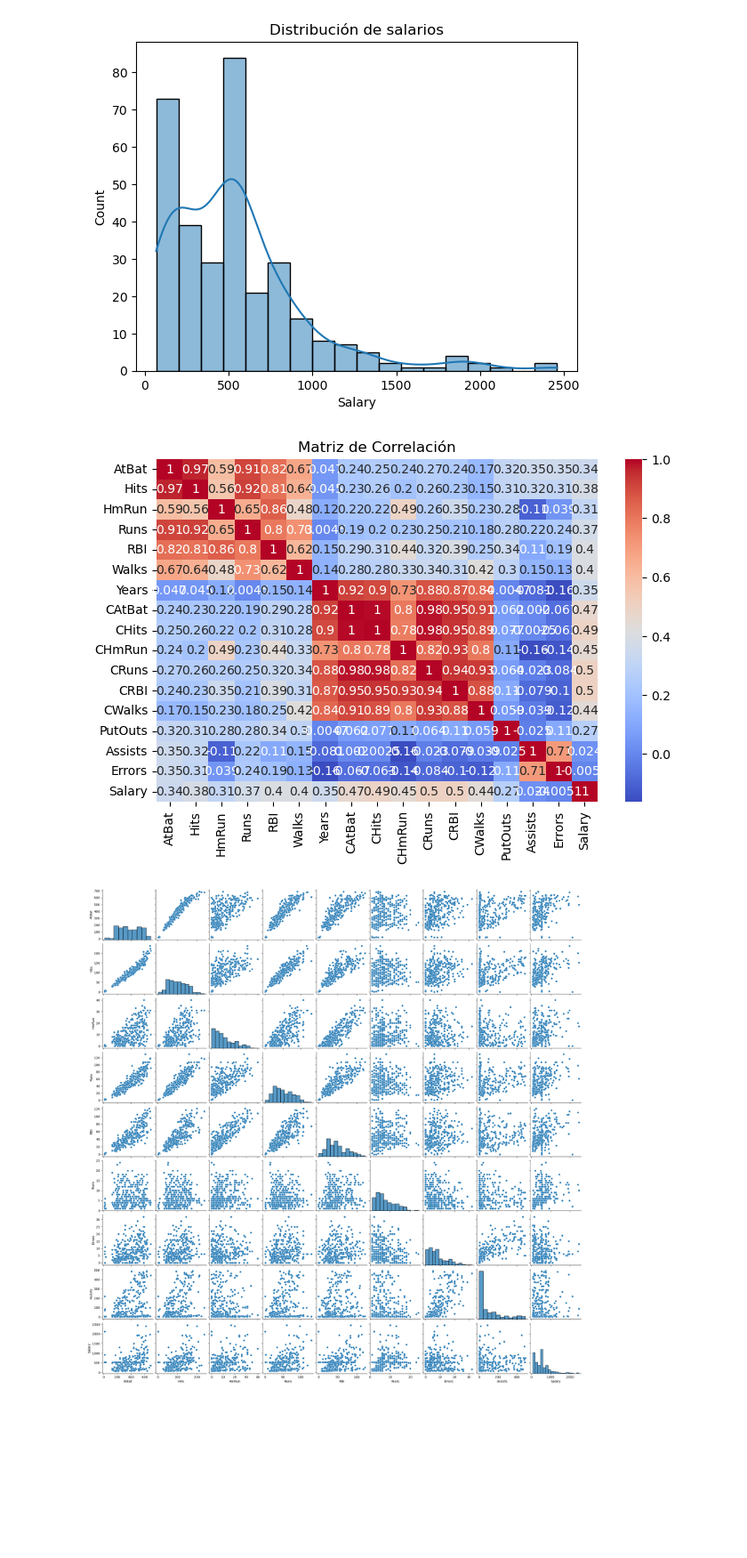
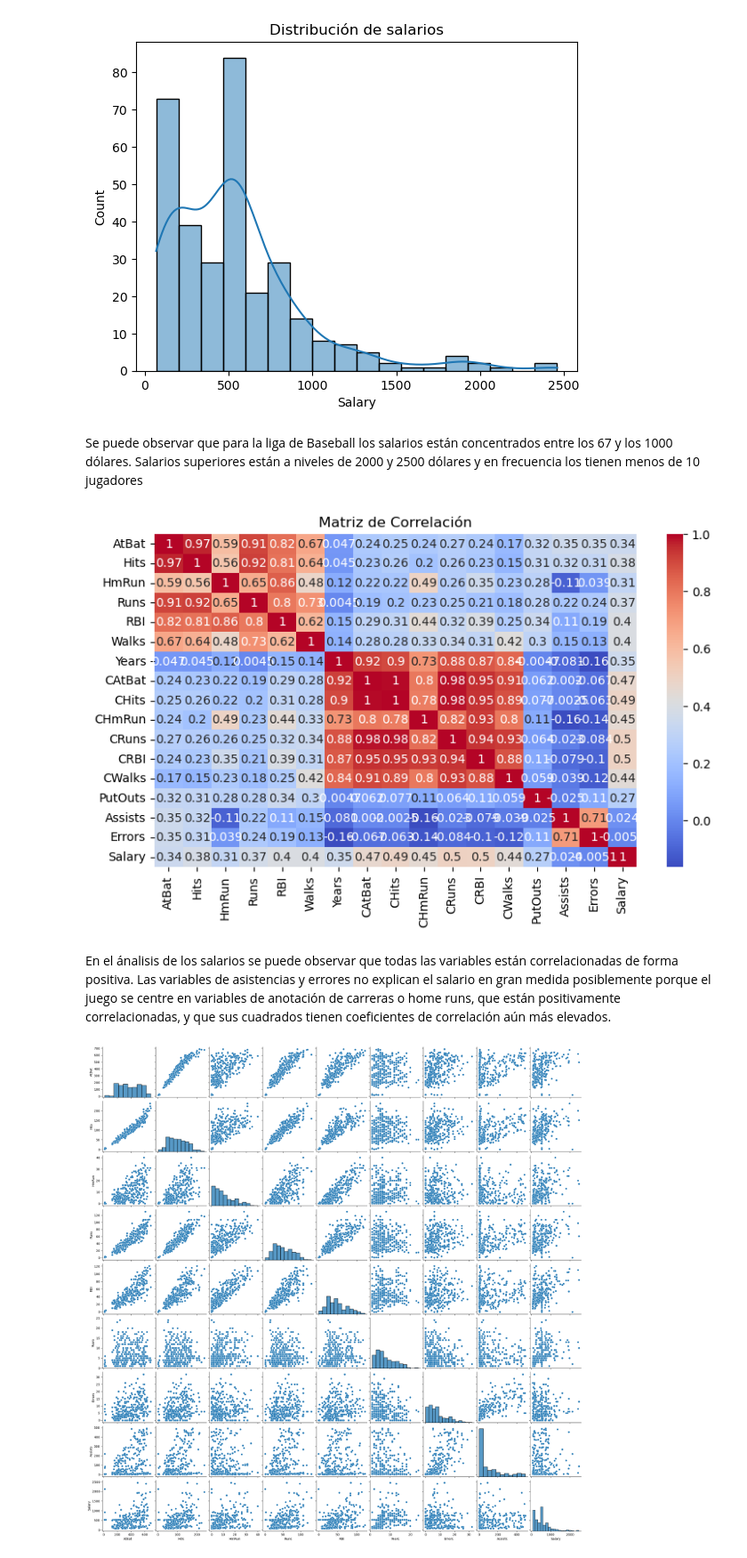
Before and after one commit to carrasquintero/Entrega_ETL, a Jupyter notebook: Caso modelos lineales para regresión, muestreo y selección del mejor modelo.ipynb, the cells around one changed output. Shown at 89% size. Drawn from its saved outputs; the diff is of its cells as text; code cells hidden in the pictures; blank space fills up the shorter version.

```diff
--- a/Caso modelos lineales para regresión, muestreo y selección del mejor modelo.ipynb
+++ b/Caso modelos lineales para regresión, muestreo y selección del mejor modelo.ipynb
@@ -108,6 +108,8 @@ plt.title("Distribución de salarios")
 # %% [output]
 Text(0.5, 1.0, 'Distribución de salarios')
 [figure]
+# %% [markdown]
+Se puede observar que para la liga de Baseball los salarios están concentrados entre los 67 y los 1000 dólares. Salarios superiores están a niveles de 2000 y 2500 dólares y en frecuencia los tienen menos de 10 jugadores
 # %%
 ### Aquí creamos la base de TRAIN y TEST
 
@@ -125,12 +127,14 @@ hitters_num = hitters.drop(columns = ['League', 'Division', 'NewLeague'])
 # %%
 correlation_matrix = hitters_num.corr()
 
-plt.figure(figsize=(8, 5))
+plt.figure(figsize=(9, 5))
 sns.heatmap(correlation_matrix, annot = True, cmap = 'coolwarm')
 plt.title("Matriz de Correlación")
 plt.show()
 # %% [output]
-[figure, old version]
+[figure, new version]
+# %% [markdown]
+En el ánalisis de los salarios se puede observar que todas las variables están correlacionadas de forma positiva. Las variables de asistencias y errores no explican el salario en gran medida posiblemente porque el juego se centre en variables de anotación de carreras o home runs, que están positivamente correlacionadas, y que sus cuadrados tienen coeficientes de correlación aún más elevados.
 # %%
 sns.pairplot(hitters[['AtBat', 'Hits', 'HmRun', 'Runs','RBI','Years', 'Errors', 'Assists', 'Salary']])
 plt.show()
```
Also changed, not shown: parts of 7 cells of this notebook.
